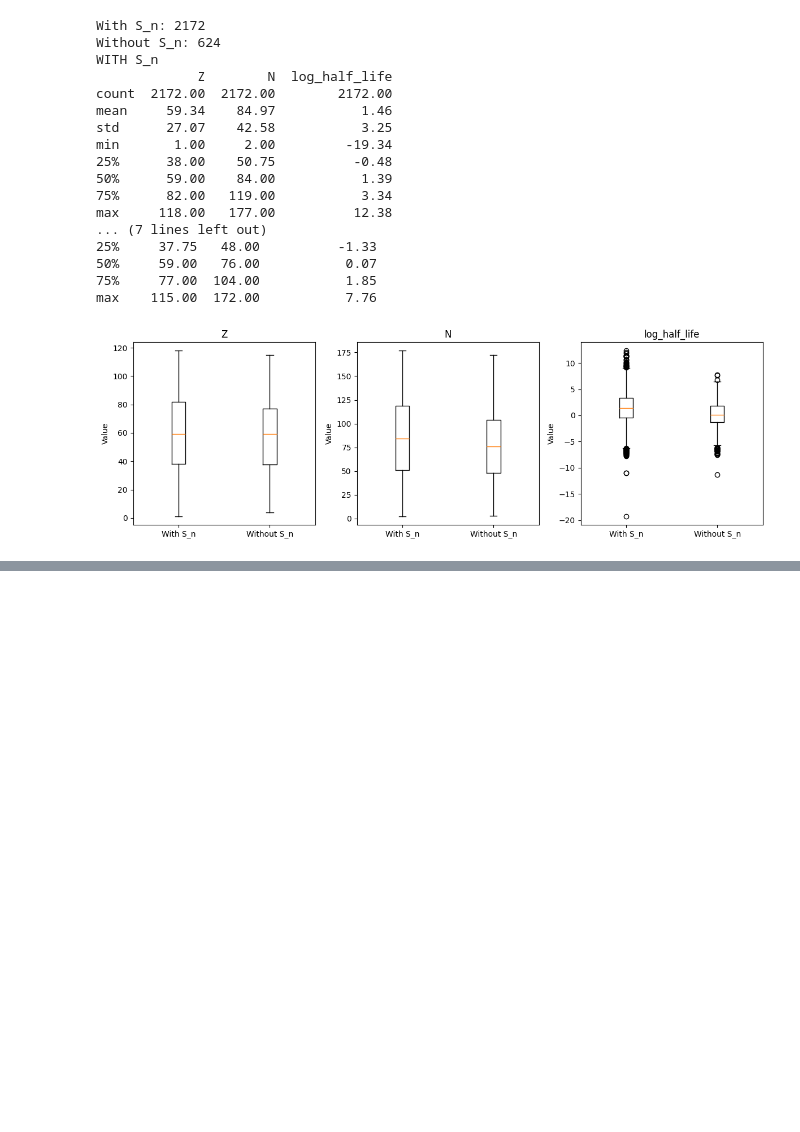
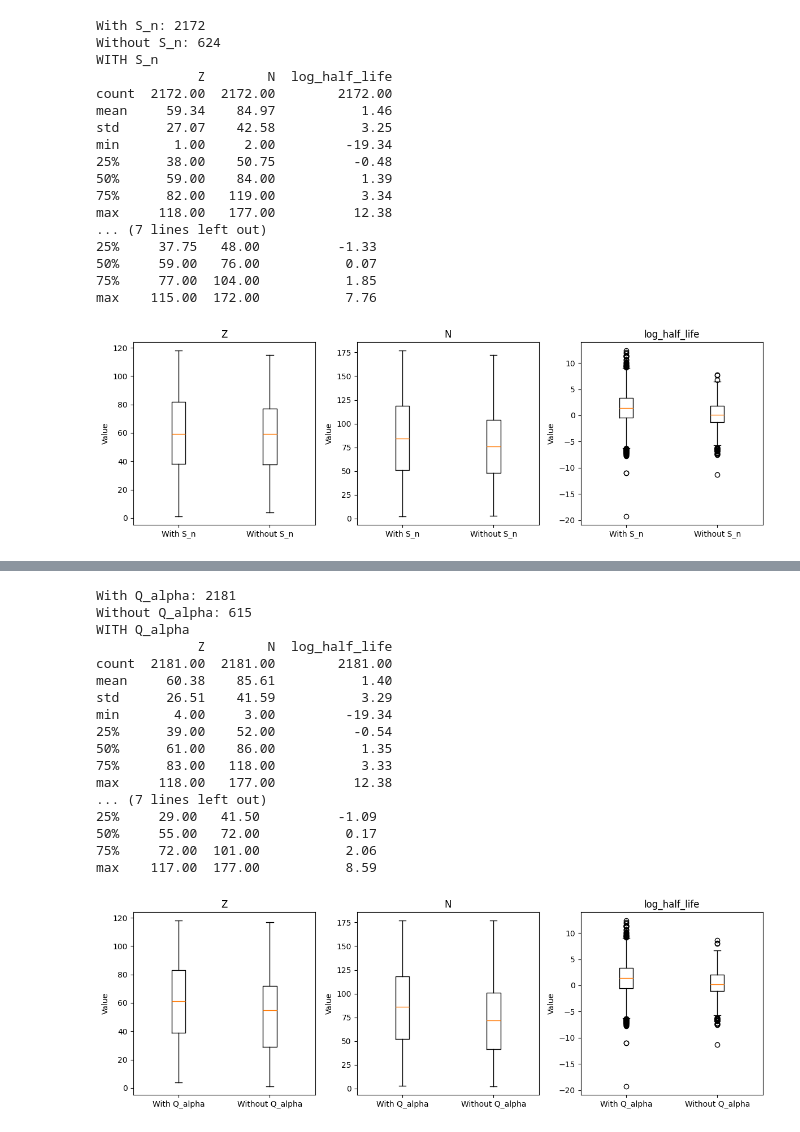
Before and after one commit to BrandonL08/Nuclear-Half-Life-Prediction-CHE1147-Term-Project, a Jupyter notebook: EDAs_by_Feature/EDA_by_feature.ipynb, the cells around one changed output, grey strips where cells are left out. Drawn from its saved outputs; the diff is of its cells as text; code cells hidden in the pictures; blank space fills up the shorter version.

```diff
--- a/EDAs_by_Feature/EDA_by_feature.ipynb
+++ b/EDAs_by_Feature/EDA_by_feature.ipynb
@@ -126,0 +182,55 @@ max    115.00  172.00           7.76
+# %%
+# Isotopes with a recorded Q_alpha_keV value
+df_with_Qa = eda_df[eda_df["Q_alpha_keV"].notna()]
+
+# Isotopes without a recorded Q_alpha_keV value
+df_without_Qa = eda_df[eda_df["Q_alpha_keV"].isna()]
+
+print("With Q_alpha:", len(df_with_Qa))
+print("Without Q_alpha:", len(df_without_Qa))
+
+columns = ["Z", "N", "log_half_life"]
+
+print("WITH Q_alpha")
+print(df_with_Qa[columns].describe().round(2))
+
+print("\nWITHOUT Q_alpha")
+print(df_without_Qa[columns].describe().round(2))
+
+
+import matplotlib.pyplot as plt
+
+columns = ["Z", "N", "log_half_life"]
+
+fig, axes = plt.subplots(1, 3, figsize=(12, 4))
+
+for ax, col in zip(axes, columns):
+    ax.boxplot([
+        df_with_Qa[col].dropna(),
+        df_without_Qa[col].dropna()
+    ], tick_labels=["With Q_alpha", "Without Q_alpha"])
+
+    ax.set_title(col)
+    ax.set_ylabel("Value")
+
+plt.tight_layout()
+plt.show()
+# %% [output]
+With Q_alpha: 2181
+Without Q_alpha: 615
+WITH Q_alpha
+             Z        N  log_half_life
+count  2181.00  2181.00        2181.00
+mean     60.38    85.61           1.40
+std      26.51    41.59           3.29
+min       4.00     3.00         -19.34
+25%      39.00    52.00          -0.54
+50%      61.00    86.00           1.35
+75%      83.00   118.00           3.33
+max     118.00   177.00          12.38
+... (7 lines left out)
+25%     29.00   41.50          -1.09
+50%     55.00   72.00           0.17
+75%     72.00  101.00           2.06
+max    117.00  177.00           8.59
+[figure, added]
```
Also changed, not shown: parts of 1 cell of this notebook.
